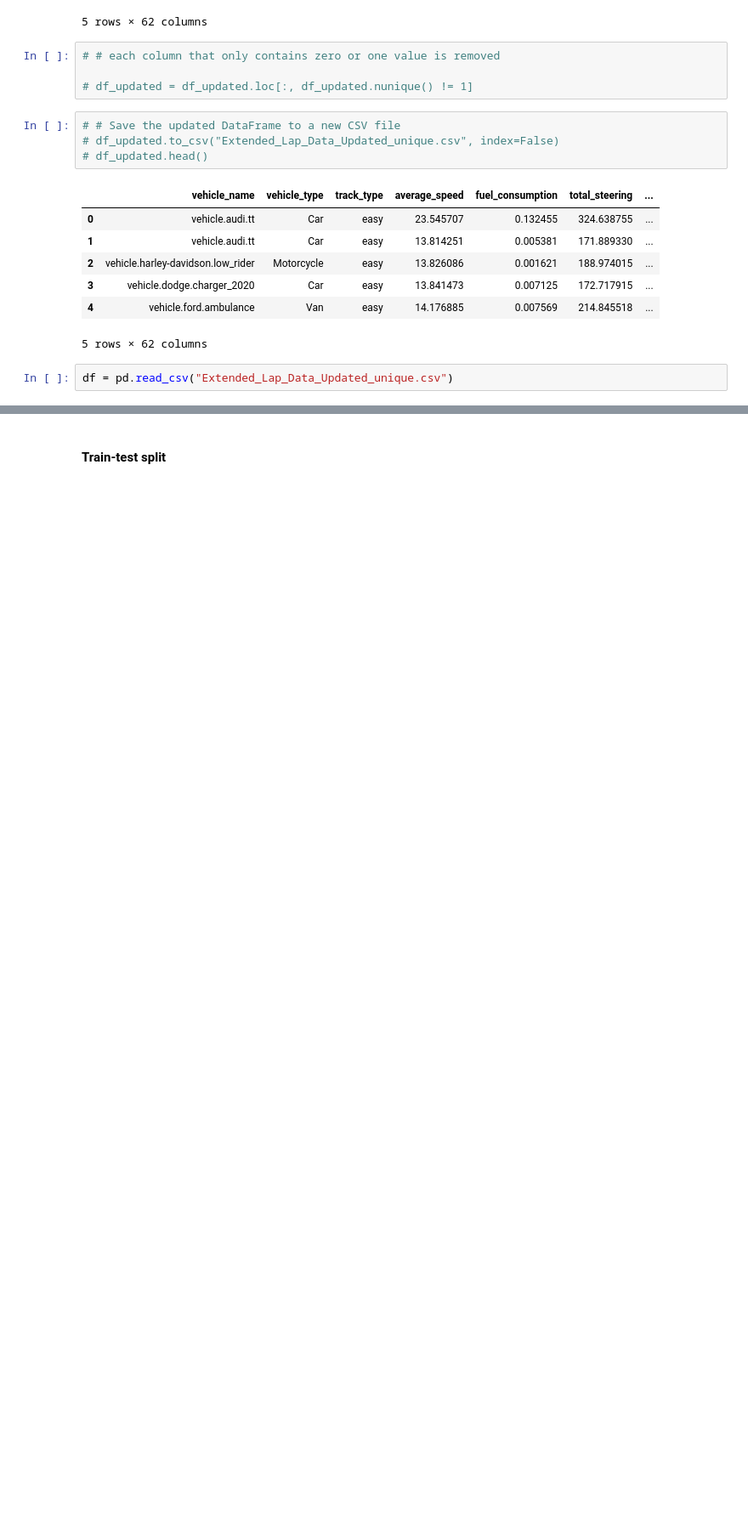
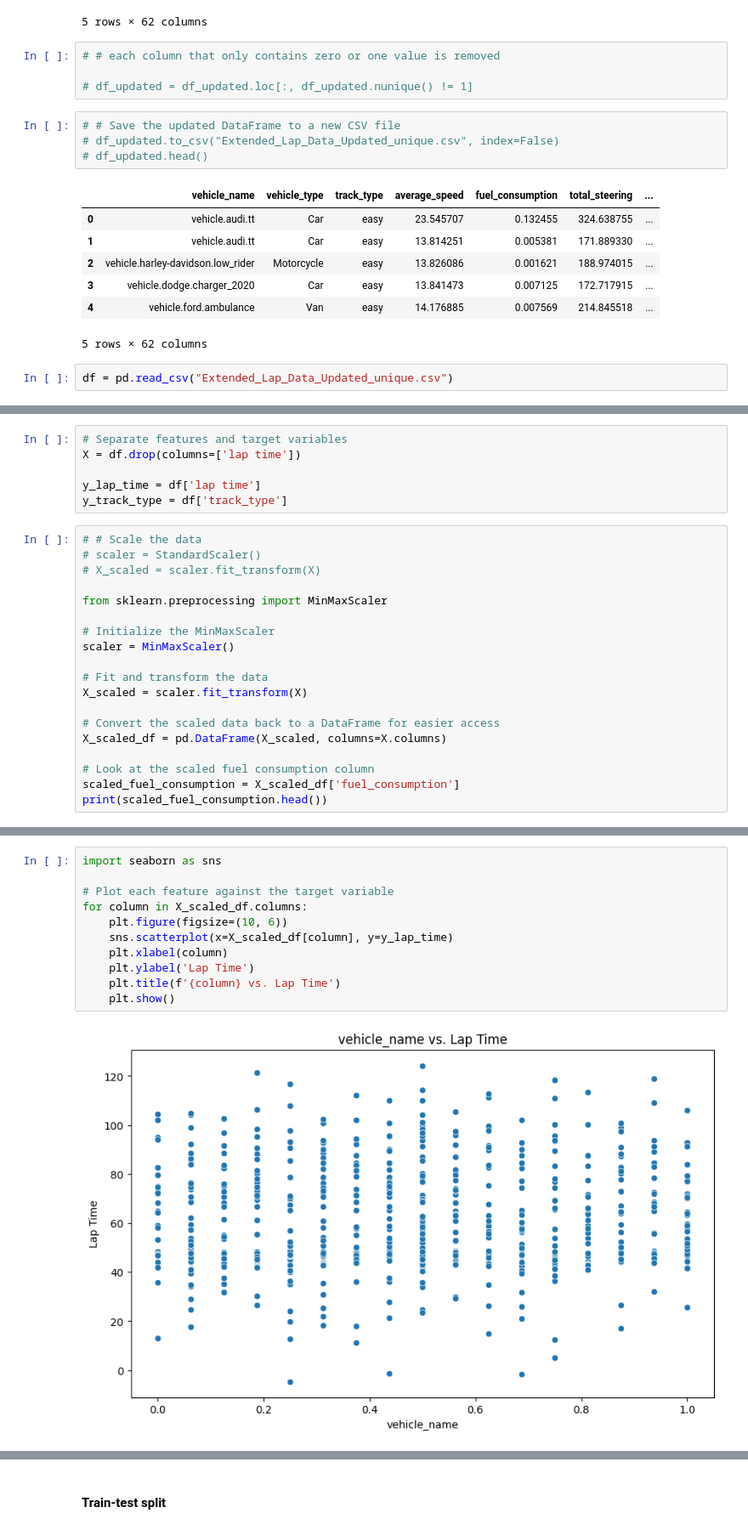
Before and after one commit to CanoniCarLTD/Canonicar_DS, a Jupyter notebook: Canonicar_DS.ipynb, the cells around one changed output, grey strips where cells are left out. Shown at 85% size. Cells and saved outputs as stored; diff of their text form; blank space fills up the shorter version.

```diff
--- a/Canonicar_DS.ipynb
+++ b/Canonicar_DS.ipynb
@@ -241,0 +223,25 @@ Target Vector Shape: (269,)
+# %%
+# Separate features and target variables
+X = df.drop(columns=['lap time'])
+
+y_lap_time = df['lap time']
+y_track_type = df['track_type']
+# %%
+# # Scale the data
+# scaler = StandardScaler()
+# X_scaled = scaler.fit_transform(X)
+
+from sklearn.preprocessing import MinMaxScaler
+
+# Initialize the MinMaxScaler
+scaler = MinMaxScaler()
+
+# Fit and transform the data
+X_scaled = scaler.fit_transform(X)
+
+# Convert the scaled data back to a DataFrame for easier access
+X_scaled_df = pd.DataFrame(X_scaled, columns=X.columns)
+
+# Look at the scaled fuel consumption column
+scaled_fuel_consumption = X_scaled_df['fuel_consumption']
+print(scaled_fuel_consumption.head())
@@ -241,0 +277,13 @@ Target Vector Shape: (269,)
+# %%
+import seaborn as sns
+
+# Plot each feature against the target variable
+for column in X_scaled_df.columns:
+    plt.figure(figsize=(10, 6))
+    sns.scatterplot(x=X_scaled_df[column], y=y_lap_time)
+    plt.xlabel(column)
+    plt.ylabel('Lap Time')
+    plt.title(f'{column} vs. Lap Time')
+    plt.show()
+# %% [output]
+[figure, added]
```
Also changed, not shown: parts of 63 cells of this notebook, 2 other files.
